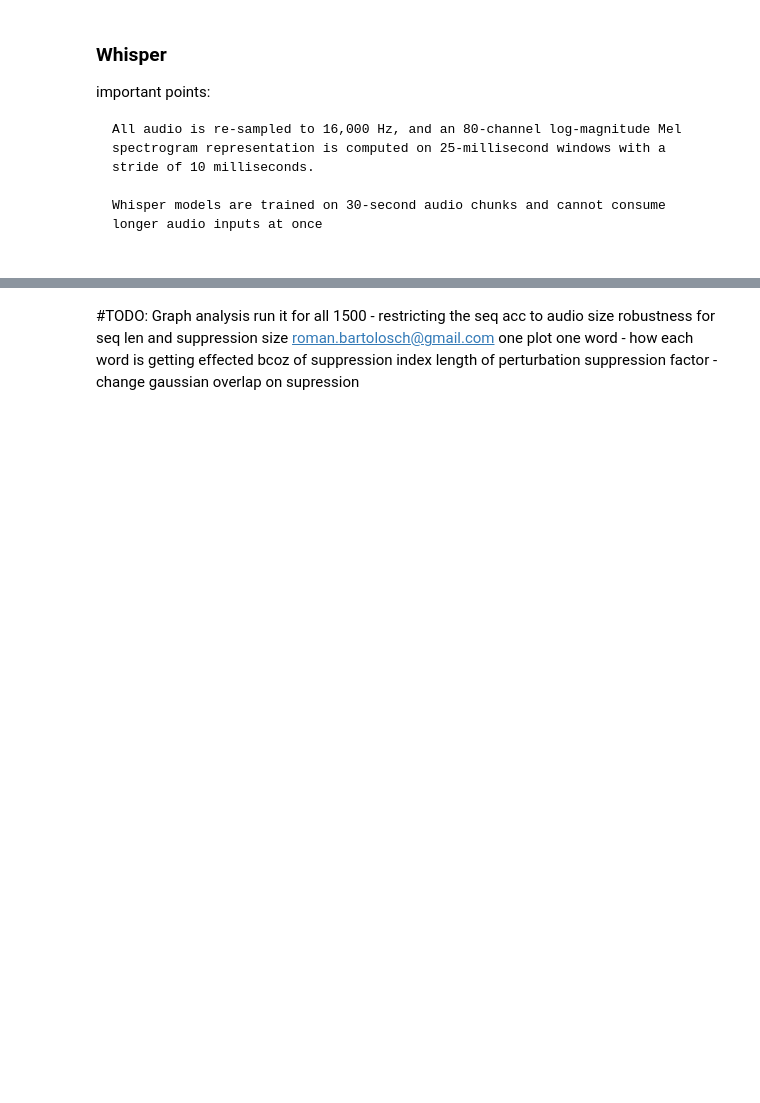
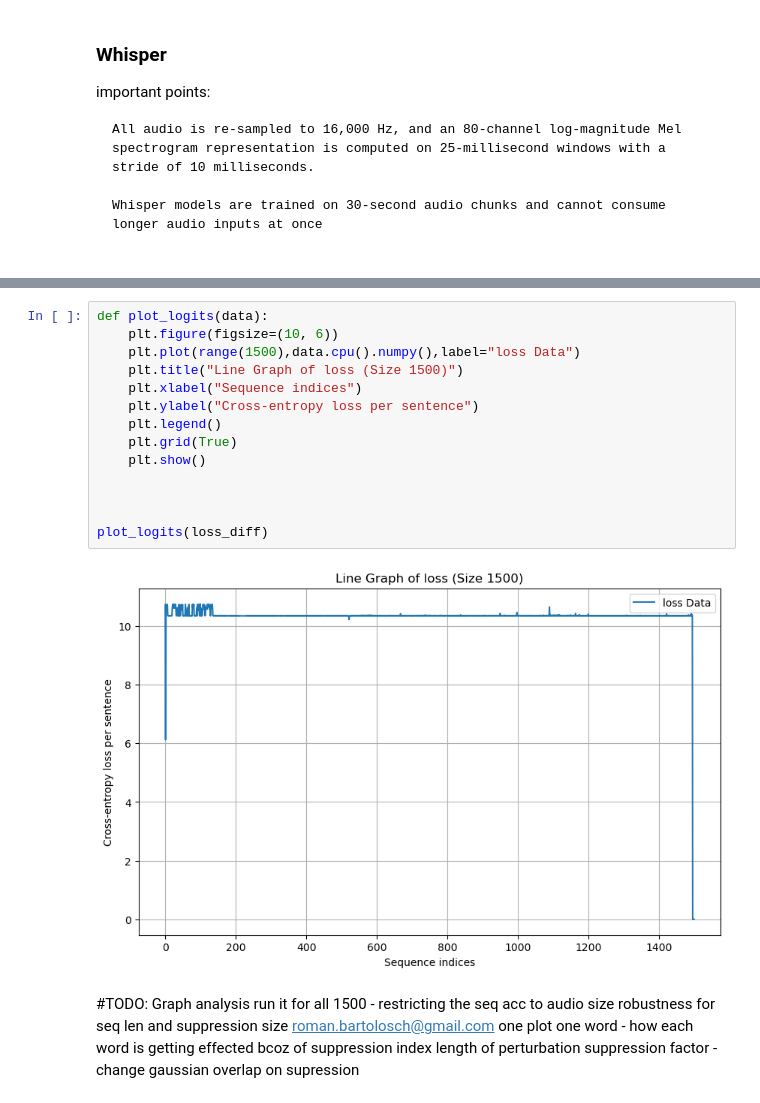
Before and after one commit to arunimaCh29/AtMan-Whisper, a Jupyter notebook: whisper_notebooks/whisper-tiny.ipynb, the cells around one changed output, grey strips where cells are left out. Drawn from its saved outputs; the diff is of its cells as text; blank space fills up the shorter version.

Commit message:
logit pot added

```diff
--- a/whisper_notebooks/whisper-tiny.ipynb
+++ b/whisper_notebooks/whisper-tiny.ipynb
@@ -170,6 +205,22 @@ pos= 1496 Stuffed into you, his belly, cowtled him.
 pos= 1497 Stuffed into you, his belly, cowtled him.
 pos= 1498 Stuffed into you, his belly, cowtled him.
 [figure]
+# %%
+def plot_logits(data):
+    plt.figure(figsize=(10, 6))
+    plt.plot(range(1500),data.cpu().numpy(),label="loss Data")
+    plt.title("Line Graph of loss (Size 1500)")
+    plt.xlabel("Sequence indices")
+    plt.ylabel("Cross-entropy loss per sentence")
+    plt.legend()
+    plt.grid(True)
+    plt.show()
+
+
+
+plot_logits(loss_diff)
+# %% [output]
+[figure, added]
 # %% [markdown]
 #TODO:
 Graph analysis
```
Also changed, not shown: parts of 3 cells of this notebook.
